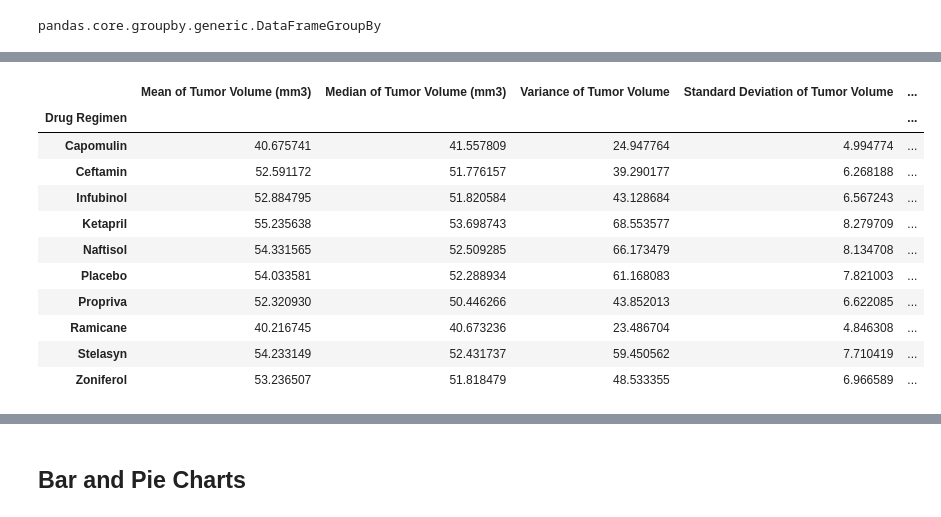
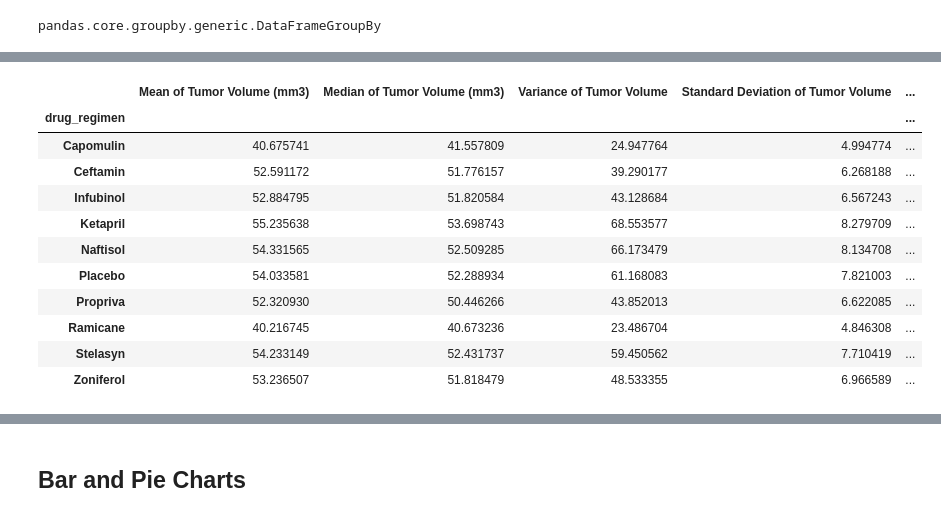
Before and after one commit to swdrich/matplotlib-challenge, a Jupyter notebook: Instructions/Pymaceuticals/pymaceuticals_starter.ipynb, the cells around one changed output, grey strips where cells are left out. Saved outputs shown, nothing was run; the diff lists cells and outputs as text; code cells hidden in the pictures.

```diff
--- a/Instructions/Pymaceuticals/pymaceuticals_starter.ipynb
+++ b/Instructions/Pymaceuticals/pymaceuticals_starter.ipynb
@@ -47,3 +47,9 @@ mouse_merged_df.head()
 | 2 | k403 | Ramicane | Male | 21 | 16 | 10 | 35.014271 | ... |
 | 3 | k403 | Ramicane | Male | 21 | 16 | 15 | 34.223992 | ... |
 | 4 | k403 | Ramicane | Male | 21 | 16 | 20 | 32.997729 | ... |
+# %%
+#rename columns for ease of use
+mouse_merged_df = mouse_merged_df.rename(columns={"Mouse ID": "mouse_id", "Drug Regimen": "drug_regimen", "Sex" : "sex",
+                                         "Age_months" : "age_months", "Weight (g)" : "weight", "Timepoint" : "timepoint",
+                                         "Tumor Volume (mm3)" : "tumor_vol", "Metastatic Sites" : "meta_sites"})
+mouse_merged_df.head()
@@ -73,6 +86,7 @@ duplicate
 # %%
 # Create a clean DataFrame by dropping the duplicate mouse by its ID.
-mouse_cleaned_df = mouse_merged_df.set_index("Mouse ID", drop = False)
+mouse_cleaned_df = mouse_merged_df.set_index("mouse_id", drop = False)
 mouse_cleaned_df = mouse_cleaned_df.drop(["g989"])
+mouse_cleaned_df.reset_index(drop = "True")
 mouse_cleaned_df.head()
 # %% [output]
@@ -94,15 +108,15 @@ print(nmice2)
 # %%
 # Generate a summary statistics table of mean, median, variance, standard deviation, and SEM of the tumor volume for each regimen
 mouse_cleaned_df.head()
-drug_groups = mouse_cleaned_df.groupby("Drug Regimen")
+drug_groups = mouse_cleaned_df.groupby("drug_regimen")
 type(drug_groups)
 # %% [output]
 pandas.core.groupby.generic.DataFrameGroupBy
 # %%
 # Use groupby and summary statistical methods to calculate the following properties of each drug regimen:
 # mean, median, variance, standard deviation, and SEM of the tumor volume.
-tumor_vol_mean = pd.DataFrame(drug_groups["Tumor Volume (mm3)"].mean())
-tumor_vol_median = pd.DataFrame(drug_groups["Tumor Volume (mm3)"].median())
-tumor_vol_var = pd.DataFrame(drug_groups["Tumor Volume (mm3)"].var())
-tumor_vol_std = pd.DataFrame(drug_groups["Tumor Volume (mm3)"].std())
-tumor_vol_sem = pd.DataFrame(drug_groups["Tumor Volume (mm3)"].sem())
+tumor_vol_mean = pd.DataFrame(drug_groups["tumor_vol"].mean())
+tumor_vol_median = pd.DataFrame(drug_groups["tumor_vol"].median())
+tumor_vol_var = pd.DataFrame(drug_groups["tumor_vol"].var())
+tumor_vol_std = pd.DataFrame(drug_groups["tumor_vol"].std())
+tumor_vol_sem = pd.DataFrame(drug_groups["tumor_vol"].sem())
@@ -184,18 +133,18 @@ tumor_vol_sem
 # %%
 # Assemble the resulting series into a single summary dataframe.
-summary_df = tumor_vol_mean.merge(tumor_vol_median, on = "Drug Regimen", suffixes = ("_mean", "_median"))
-summary_df = summary_df.merge(tumor_vol_var, on = 'Drug Regimen')
-summary_df = summary_df.merge(tumor_vol_std, on = "Drug Regimen", suffixes = ("_var", "_std_dev"))
-summary_df = summary_df.merge(tumor_vol_sem, on = "Drug Regimen")
-summary_df = summary_df.rename(columns = {"Tumor Volume (mm3)_mean" : "Mean of Tumor Volume (mm3)",
-                                          "Tumor Volume (mm3)_median" : "Median of Tumor Volume (mm3)",
-                                          "Tumor Volume (mm3)_var" : "Variance of Tumor Volume",
-                                          "Tumor Volume (mm3)_std_dev" : "Standard Deviation of Tumor Volume",
-                                          "Tumor Volume (mm3)" : "Standard of the Mean of Tumor Volume"})
+summary_df = tumor_vol_mean.merge(tumor_vol_median, on = "drug_regimen", suffixes = ("_mean", "_median"))
+summary_df = summary_df.merge(tumor_vol_var, on = 'drug_regimen')
+summary_df = summary_df.merge(tumor_vol_std, on = "drug_regimen", suffixes = ("_var", "_std_dev"))
+summary_df = summary_df.merge(tumor_vol_sem, on = "drug_regimen")
+summary_df = summary_df.rename(columns = {"tumor_vol_mean" : "Mean of Tumor Volume (mm3)",
+                                          "tumor_vol_median" : "Median of Tumor Volume (mm3)",
+                                          "tumor_vol_var" : "Variance of Tumor Volume",
+                                          "tumor_vol_std_dev" : "Standard Deviation of Tumor Volume",
+                                          "tumor_vol" : "Standard of the Mean of Tumor Volume"})
 summary_df
 # %% [output]
 |  | Mean of Tumor Volume (mm3) | Median of Tumor Volume (mm3) | Variance of Tumor Volume | Standard Deviation of Tumor Volume | ... |
-| Drug Regimen |  |  |  |  | ... |
+| drug_regimen |  |  |  |  | ... |
 | Capomulin | 40.675741 | 41.557809 | 24.947764 | 4.994774 | ... |
 | Ceftamin | 52.591172 | 51.776157 | 39.290177 | 6.268188 | ... |
 | Infubinol | 52.884795 | 51.820584 | 43.128684 | 6.567243 | ... |
```
Also changed, not shown: parts of 16 cells of this notebook.
